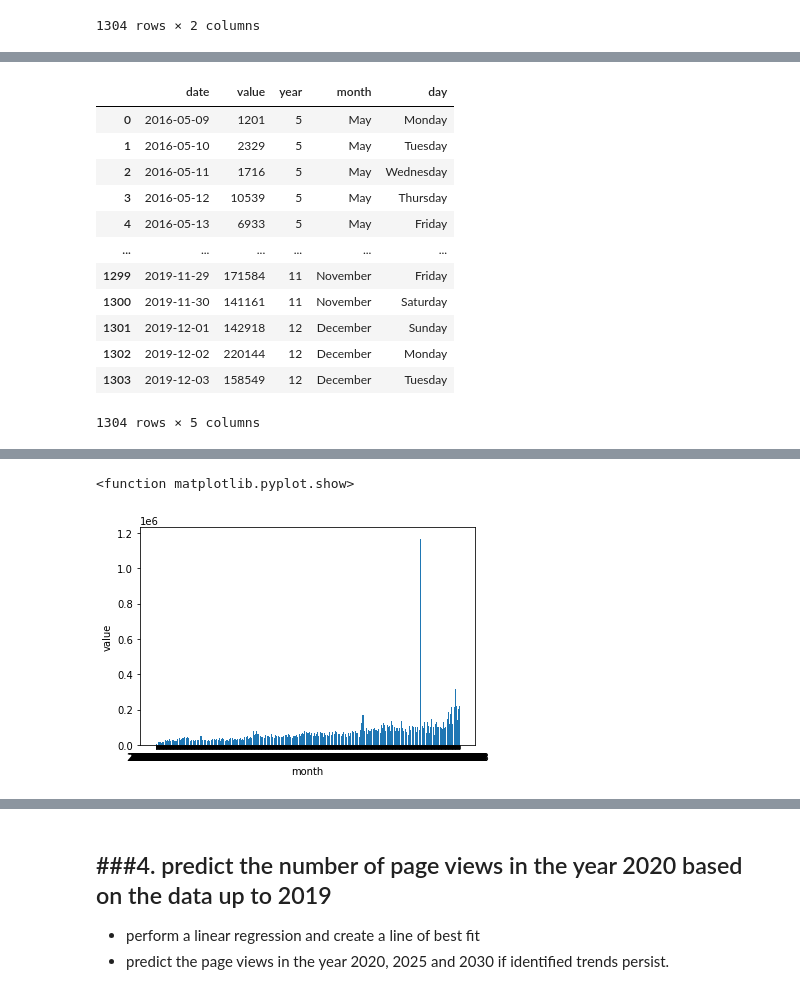
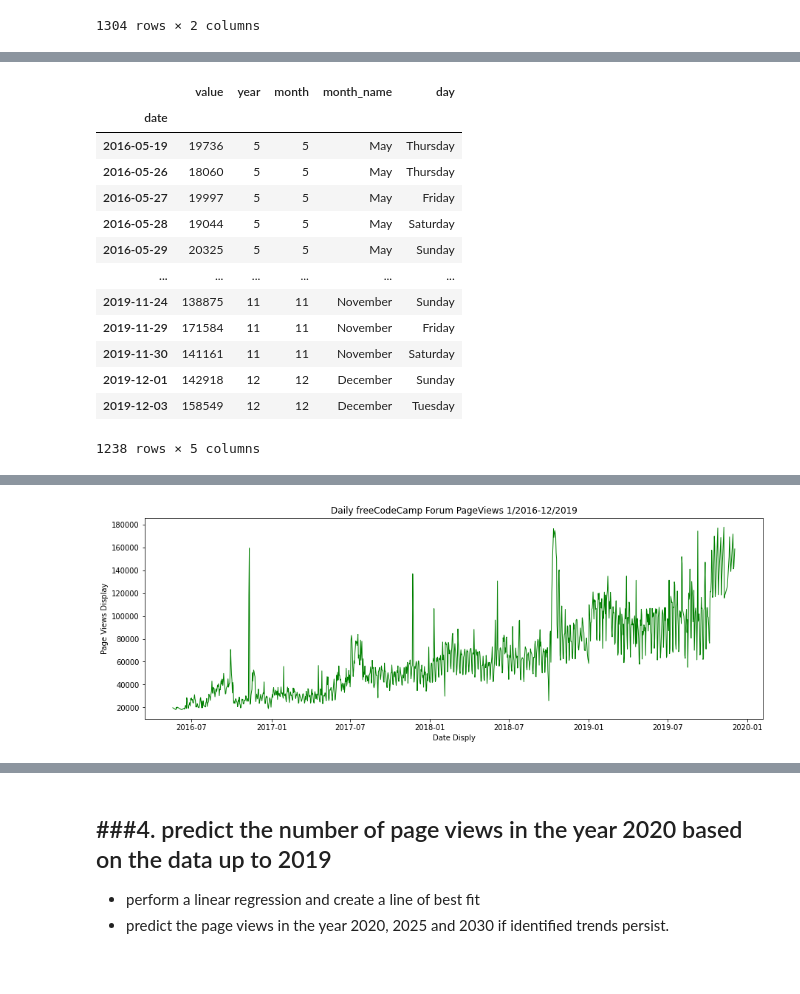
Before and after one commit to RautenM/PythonFundamentals, a Jupyter notebook: Copy_of_11_Page_Views_Project.ipynb, the cells around one changed output, grey strips where cells are left out. Cells and saved outputs as stored; diff of their text form; code cells hidden in the pictures.

```diff
--- a/Copy_of_11_Page_Views_Project.ipynb
+++ b/Copy_of_11_Page_Views_Project.ipynb
@@ -50,39 +50,34 @@ from datetime import timezone
 
 df['date'] = pd.to_datetime(df.date)
 df['year'] = df.date.dt.month
-df['month'] = df['date'].dt.strftime('%B')
+df['month'] = df.date.dt.month
+df['month_name'] = df['date'].dt.strftime('%B')
 df['day'] = df['date'].dt.strftime('%A')
+
 df
 
+df = df.set_index('date')
 
-#x = datetime.datetime.now()
-#print(x.year)
-#print(x.strftime("%A"))
-#print(x.strftime("%B"))
+df_new = df['value'].quantile(0.975)
+df_new_two = df['value'].quantile(0.025)
+df_filtered = df[(df['value']<=df_new) & (df['value']>=df_new_two)]
 
-
-
-
-
-
-
- #dt.year
- #dt.strftime
- #dt.day
+display(df_filtered)
 # %% [output]
-|  | date | value | year | month | day |
-| 0 | 2016-05-09 | 1201 | 5 | May | Monday |
-| 1 | 2016-05-10 | 2329 | 5 | May | Tuesday |
-| 2 | 2016-05-11 | 1716 | 5 | May | Wednesday |
-| 3 | 2016-05-12 | 10539 | 5 | May | Thursday |
-| 4 | 2016-05-13 | 6933 | 5 | May | Friday |
+|  | value | year | month | month_name | day |
+| date |  |  |  |  |  |
+| 2016-05-19 | 19736 | 5 | 5 | May | Thursday |
+| 2016-05-26 | 18060 | 5 | 5 | May | Thursday |
+| 2016-05-27 | 19997 | 5 | 5 | May | Friday |
+| 2016-05-28 | 19044 | 5 | 5 | May | Saturday |
+| 2016-05-29 | 20325 | 5 | 5 | May | Sunday |
 | ... | ... | ... | ... | ... | ... |
-| 1299 | 2019-11-29 | 171584 | 11 | November | Friday |
-| 1300 | 2019-11-30 | 141161 | 11 | November | Saturday |
-| 1301 | 2019-12-01 | 142918 | 12 | December | Sunday |
-| 1302 | 2019-12-02 | 220144 | 12 | December | Monday |
-| 1303 | 2019-12-03 | 158549 | 12 | December | Tuesday |
+| 2019-11-24 | 138875 | 11 | 11 | November | Sunday |
+| 2019-11-29 | 171584 | 11 | 11 | November | Friday |
+| 2019-11-30 | 141161 | 11 | 11 | November | Saturday |
+| 2019-12-01 | 142918 | 12 | 12 | December | Sunday |
+| 2019-12-03 | 158549 | 12 | 12 | December | Tuesday |
-1304 rows × 5 columns
+1238 rows × 5 columns
 # %% [markdown]
 ###2. a bar chart similar to this
 ---
@@ -93,31 +88,24 @@ To prepare the data for the bar chart you should create a pivot table and can us
 # %%
 from IPython.core.pylabtools import mpl_runner
 from datetime import datetime
 
 
 url = 'https://raw.githubusercontent.com/futureCodersSE/working-with-data/main/Data%20sets/page_views.csv'
 df = pd.read_csv(url)
 df
 
-
-pivot_table_name.plot(kind='bar')
+fig,ax = plt.subplots(figsize = (15,5))
+ax.plot(df_filtered.index, df_filtered['value'], color = "green", linewidth = 1)
+ax.set_title('Daily freeCodeCamp Forum PageViews 1/2016-12/2019')
+ax.set_xlabel('Date Disply')
+ax.set_ylabel('Page Views Display')
+plt.show()
+#pivot_table_name.plot(kind='bar')
 
 #pivot_one = pd.pivot_table(df, index='year' ,columns='month', values='value')
 #pivot_one
-
-
-
-
-labels = data.keys()
-labels
-
-plt.bar(labels, data)
-plt.xlabel('month')
-plt.ylabel('value')
-plt.show
 # %% [output]
-<function matplotlib.pyplot.show>
-[figure, old version]
+[figure, new version]
 # %% [markdown]
 ###3.  a set of box plots similar to this
 ---
```
Also changed, not shown: parts of 2 cells of this notebook.
